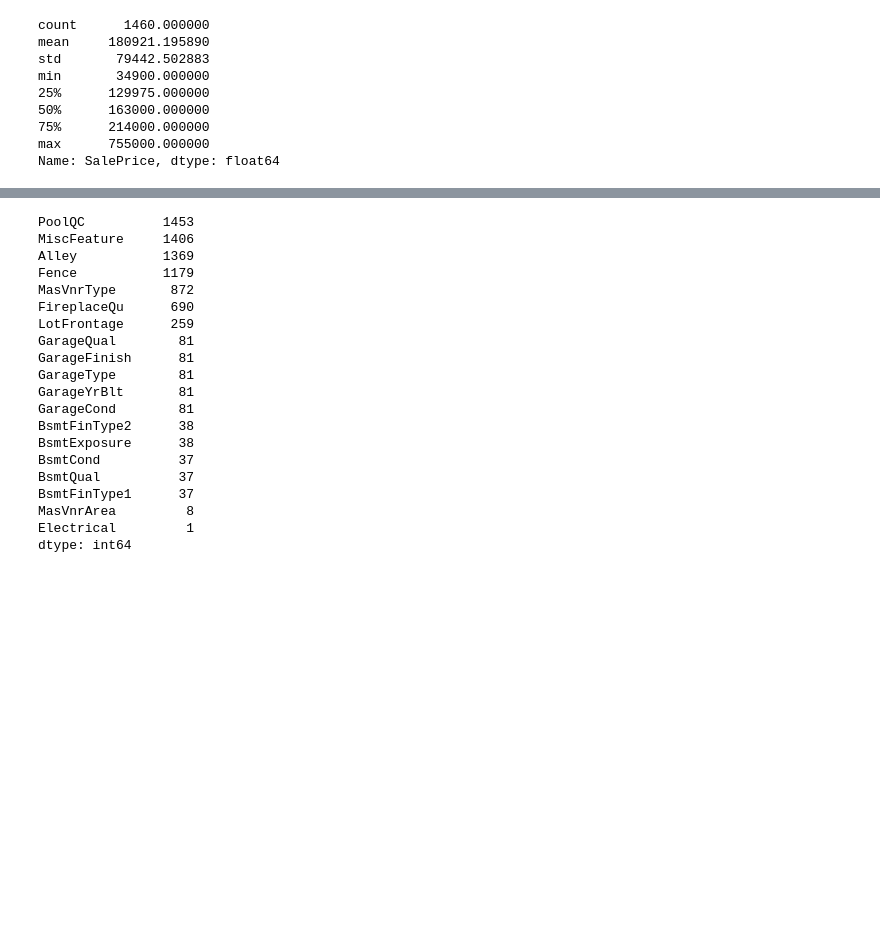
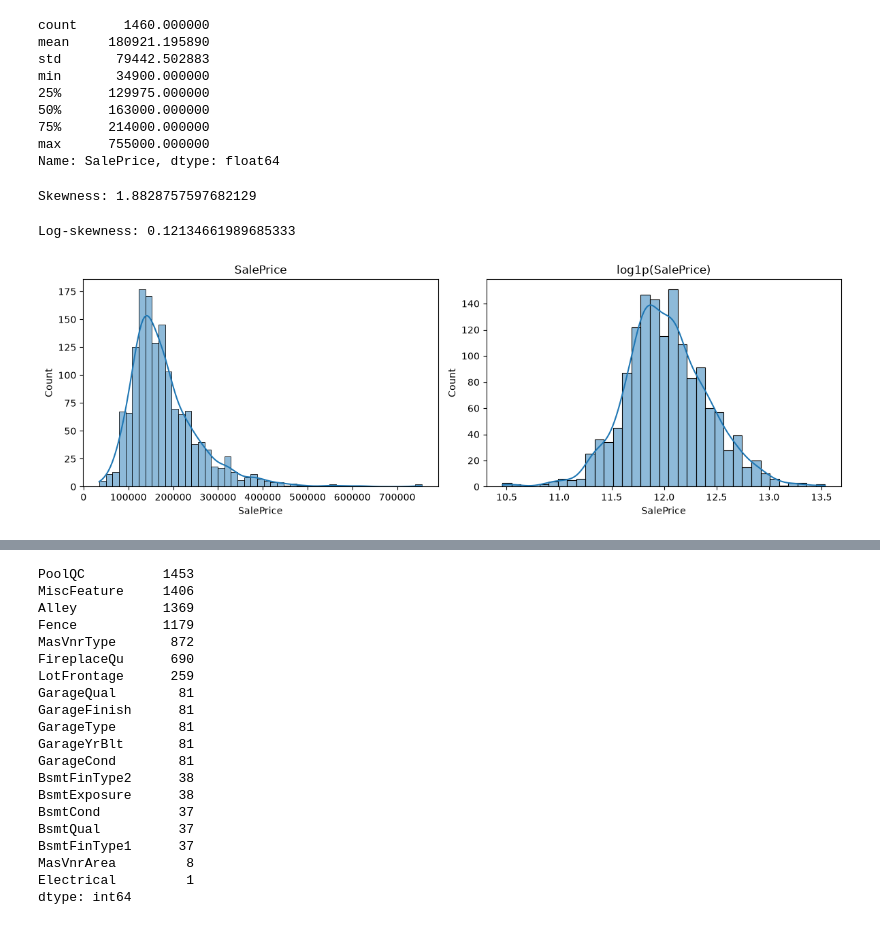
Before and after one commit to dimkon02/House-Prices-ML-project, a Jupyter notebook: notebooks/01_exploartion.ipynb, the cells around one changed output, grey strips where cells are left out. Drawn from its saved outputs; the diff is of its cells as text; code cells hidden in the pictures; blank space fills up the shorter version.

```diff
--- a/notebooks/01_exploartion.ipynb
+++ b/notebooks/01_exploartion.ipynb
@@ -41,3 +41,41 @@ min       34900.000000
 75%      214000.000000
 max      755000.000000
 Name: SalePrice, dtype: float64
+# %%
+print("Skewness:", df['SalePrice'].skew())
+# Skewness = 1.88, well above 1 -> strongly right-skewed.
+# Most houses cluster at moderate prices, but a handful of expensive outliers
+# create a long tail toward high values, pulling this number up from 0.
+# %% [output]
+Skewness: 1.8828757597682129
+# %%
+print("Log-skewness:", np.log1p(df['SalePrice']).skew())
+# Log-skewness = 0.12, close to 0 -> nearly symmetric.
+# log1p compressed the long right tail, confirming we should train
+# on log1p(SalePrice) instead of raw SalePrice, and reverse with expm1()
+# on predictions before submitting.
+# %% [output]
+Log-skewness: 0.12134661989685333
+# %%
+fig, axes = plt.subplots(1, 2, figsize=(12, 4))
+# creates one figure with 1 row, 2 columns of side-by-side empty plots (12x4 inches total)
+# fig = the whole figure, axes = list of the two individual plot areas [axes[0], axes[1]]
+sns.histplot(df['SalePrice'], kde=True, ax=axes[0])
+# draws a histogram of SalePrice (bars = how many houses fall in each price range)
+# kde=True overlays a smooth curve showing the estimated distribution shape
+# ax=axes[0] draws it into the left subplot created above, instead of a new figure
+axes[0].set_title('SalePrice')
+#sets the title of the left subplot
+sns.histplot(np.log1p(df['SalePrice']), kde=True, ax=axes[1])
+# draws a histogram of SalePrice (bars = how many houses fall in each price range)
+# kde=True overlays a smooth curve showing the estimated distribution shape
+# ax=axes[1] draws it into the right subplot created above, instead of a new figure
+axes[1].set_title('log1p(SalePrice)')
+#sets the title of the right subplot
+plt.tight_layout()
+# automatically adjusts spacing between the two subplots and their titles/labels
+# so nothing overlaps or gets cut off at the edges
+plt.show()
+#displays the figure with the two subplots
+# %% [output]
+[figure, added]
```
Also changed, not shown: parts of 17 cells of this notebook.
